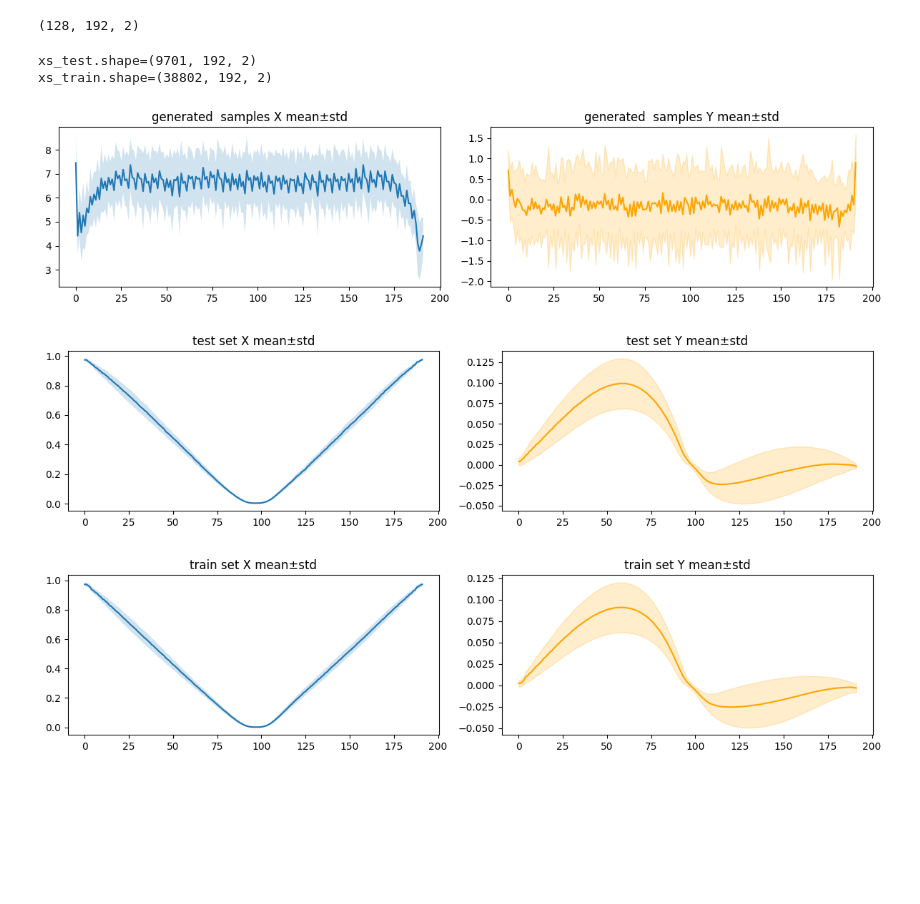
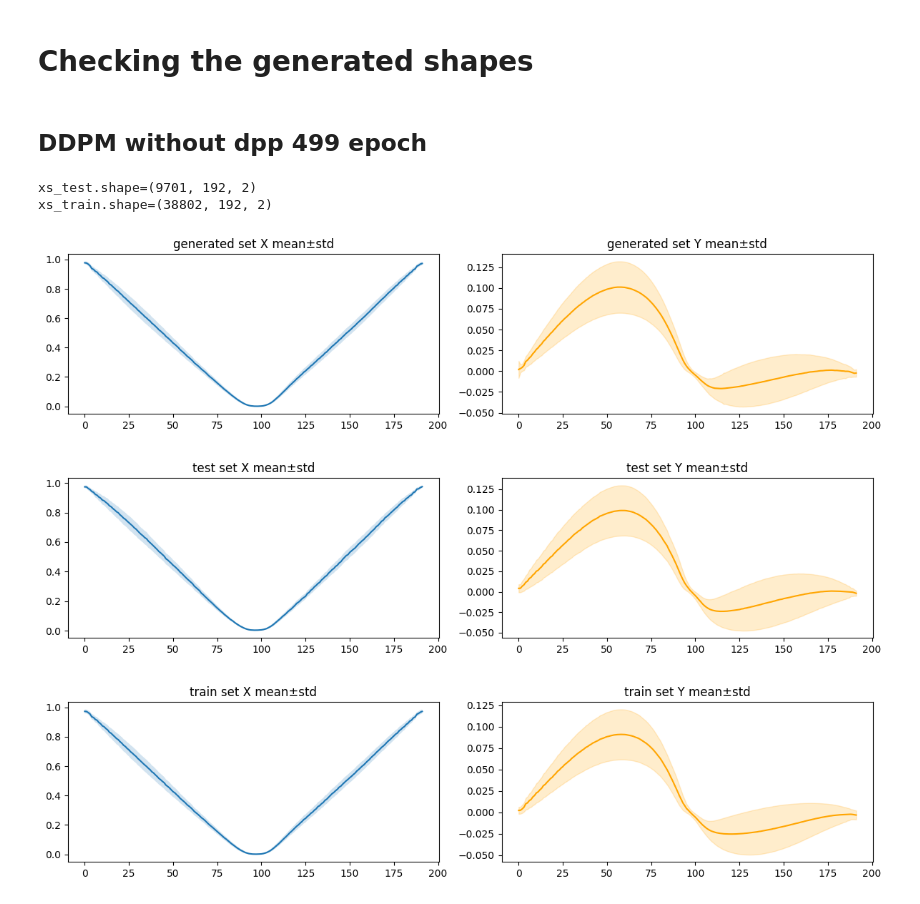
Before and after one commit to MahanVeisi8/Diff-MOBO, a Jupyter notebook: src/diffusion_notebooks/diffuion_evaluation.ipynb, the cells around one changed output. Drawn from its saved outputs; the diff is of its cells as text; code cells hidden in the pictures; blank space fills up the shorter version.

```diff
--- a/src/diffusion_notebooks/diffuion_evaluation.ipynb
+++ b/src/diffusion_notebooks/diffuion_evaluation.ipynb
@@ -81,7 +5,3 @@ Generated 128/128
-# %%
-generated_real.shape
-# %% [output]
-(128, 192, 2)
 # %%
 # ================================================================
 #  Sanity - pattern and t-SNE on inverse-scaled results
@@ -117,15 +48,20 @@ def plot_signature(xs, name):
+# %% [markdown]
+# Checking the generated shapes
+# %% [markdown]
+## DDPM without dpp 499 epoch
 # %%
 xs_test = np.load("/home/bardiya/projects/diffusion_air_manifolding/codes/creative-generativeai-diffusion/data/raw/xs_test.npy")
 xs_train = np.load("/home/bardiya/projects/diffusion_air_manifolding/codes/creative-generativeai-diffusion/data/raw/xs_train.npy")
+generated_real = np.load(rf"/home/bardiya/projects/diffusion_air_manifolding/codes/creative-generativeai-diffusion/src/diffusion_notebooks/DIffusion_model_weigths_and_datas/model_epoch_499_RMSnorm_unscaled.pt/datas/generated_airfoils_RMS_fixed_auto_norm_false.npy")
 print(f"{xs_test.shape=}")
 print(f"{xs_train.shape=}")
 
-plot_signature(generated_real, "generated  samples")
+plot_signature(generated_real, "generated set")
 plot_signature(xs_test, "test set")
 plot_signature(xs_train, "train set")
 # %% [output]
 xs_test.shape=(9701, 192, 2)
 xs_train.shape=(38802, 192, 2)
-[figure, old version]
+[figure, new version]
 [figure]
 [figure]
```
Also changed, not shown: parts of 9 cells of this notebook.
